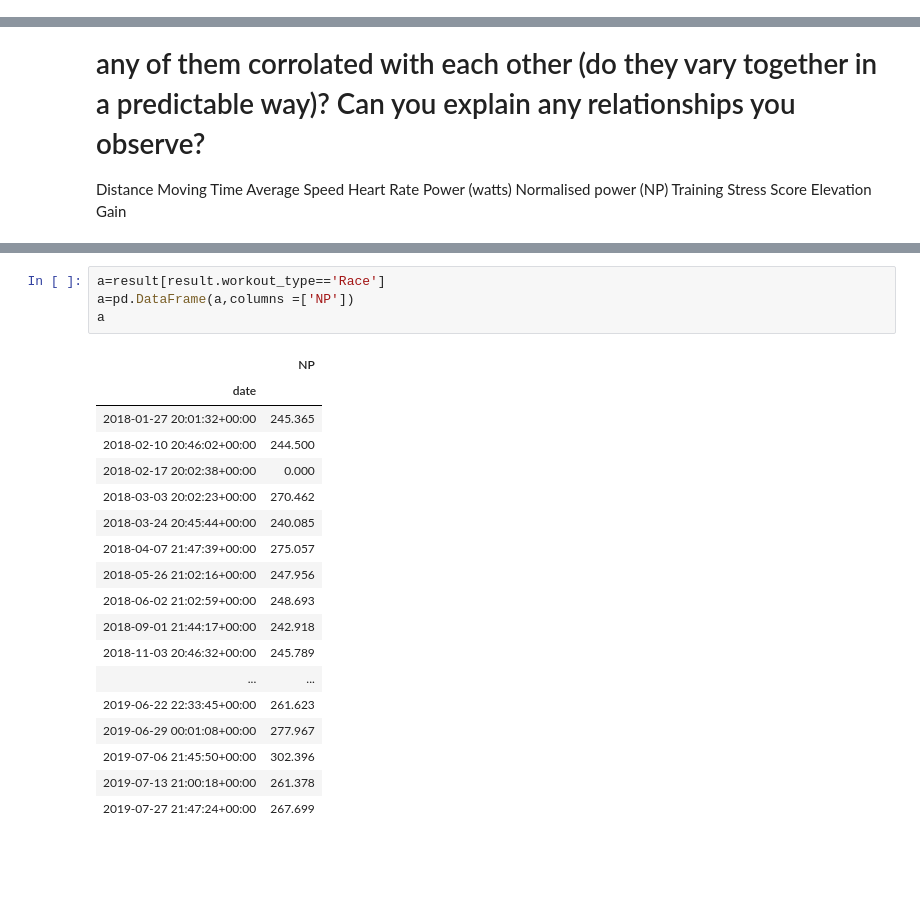
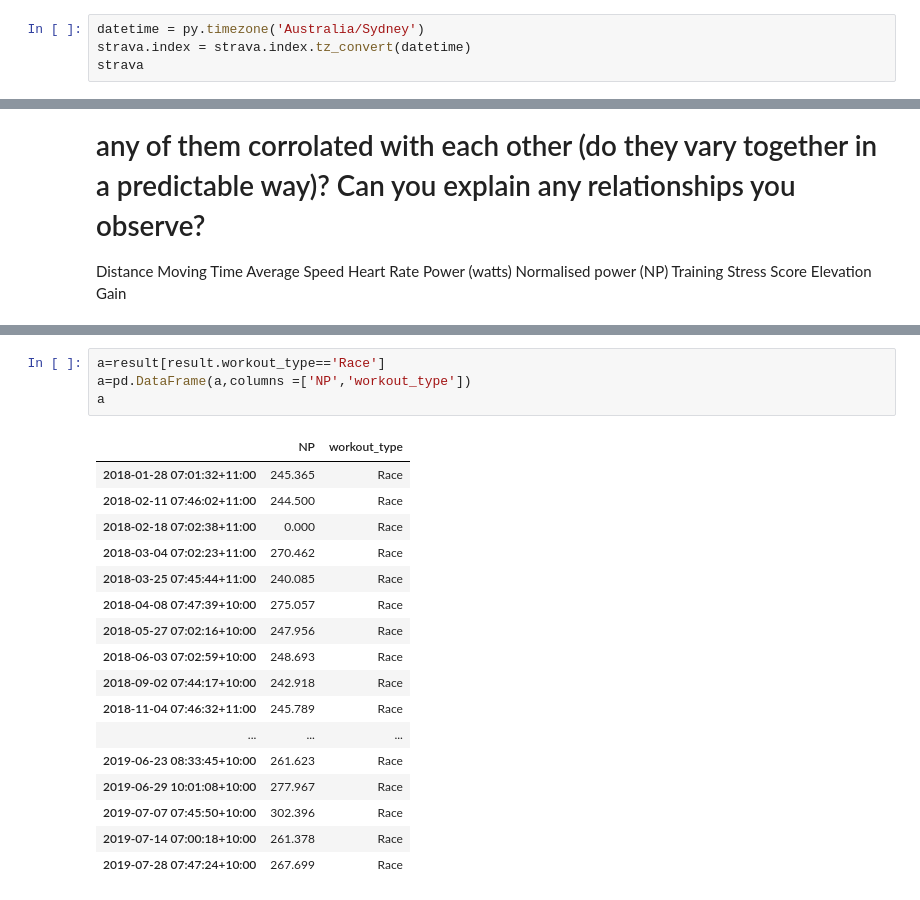
Before and after one commit to NSoni25/Portfolio_repository, a Jupyter notebook: Portfolio 1.ipynb, the cells around one changed output, grey strips where cells are left out. Cells and saved outputs as stored; diff of their text form; blank space fills up the shorter version.

```diff
--- a/Portfolio 1.ipynb
+++ b/Portfolio 1.ipynb
@@ -101,0 +105,4 @@ that appear in __both__ data frames so that we have complete data for every row.
+# %%
+datetime = py.timezone('Australia/Sydney')
+strava.index = strava.index.tz_convert(datetime)
+strava
@@ -243,25 +272,24 @@ result.corr(method='kendall')
 # %%
 a=result[result.workout_type=='Race']
-a=pd.DataFrame(a,columns =['NP'])
+a=pd.DataFrame(a,columns =['NP','workout_type'])
 a
 # %% [output]
-|  | NP |
-| date |  |
-| 2018-01-27 20:01:32+00:00 | 245.365 |
-| 2018-02-10 20:46:02+00:00 | 244.500 |
-| 2018-02-17 20:02:38+00:00 | 0.000 |
-| 2018-03-03 20:02:23+00:00 | 270.462 |
-| 2018-03-24 20:45:44+00:00 | 240.085 |
-| 2018-04-07 21:47:39+00:00 | 275.057 |
-| 2018-05-26 21:02:16+00:00 | 247.956 |
-| 2018-06-02 21:02:59+00:00 | 248.693 |
-| 2018-09-01 21:44:17+00:00 | 242.918 |
-| 2018-11-03 20:46:32+00:00 | 245.789 |
-| ... | ... |
-| 2019-06-22 22:33:45+00:00 | 261.623 |
-| 2019-06-29 00:01:08+00:00 | 277.967 |
-| 2019-07-06 21:45:50+00:00 | 302.396 |
-| 2019-07-13 21:00:18+00:00 | 261.378 |
-| 2019-07-27 21:47:24+00:00 | 267.699 |
+|  | NP | workout_type |
+| 2018-01-28 07:01:32+11:00 | 245.365 | Race |
+| 2018-02-11 07:46:02+11:00 | 244.500 | Race |
+| 2018-02-18 07:02:38+11:00 | 0.000 | Race |
+| 2018-03-04 07:02:23+11:00 | 270.462 | Race |
+| 2018-03-25 07:45:44+11:00 | 240.085 | Race |
+| 2018-04-08 07:47:39+10:00 | 275.057 | Race |
+| 2018-05-27 07:02:16+10:00 | 247.956 | Race |
+| 2018-06-03 07:02:59+10:00 | 248.693 | Race |
+| 2018-09-02 07:44:17+10:00 | 242.918 | Race |
+| 2018-11-04 07:46:32+11:00 | 245.789 | Race |
+| ... | ... | ... |
+| 2019-06-23 08:33:45+10:00 | 261.623 | Race |
+| 2019-06-29 10:01:08+10:00 | 277.967 | Race |
+| 2019-07-07 07:45:50+10:00 | 302.396 | Race |
+| 2019-07-14 07:00:18+10:00 | 261.378 | Race |
+| 2019-07-28 07:47:24+10:00 | 267.699 | Race |
 # %%
 ##b=result[result.workout_type=='Ride']
```
Also changed, not shown: parts of 10 cells of this notebook.
